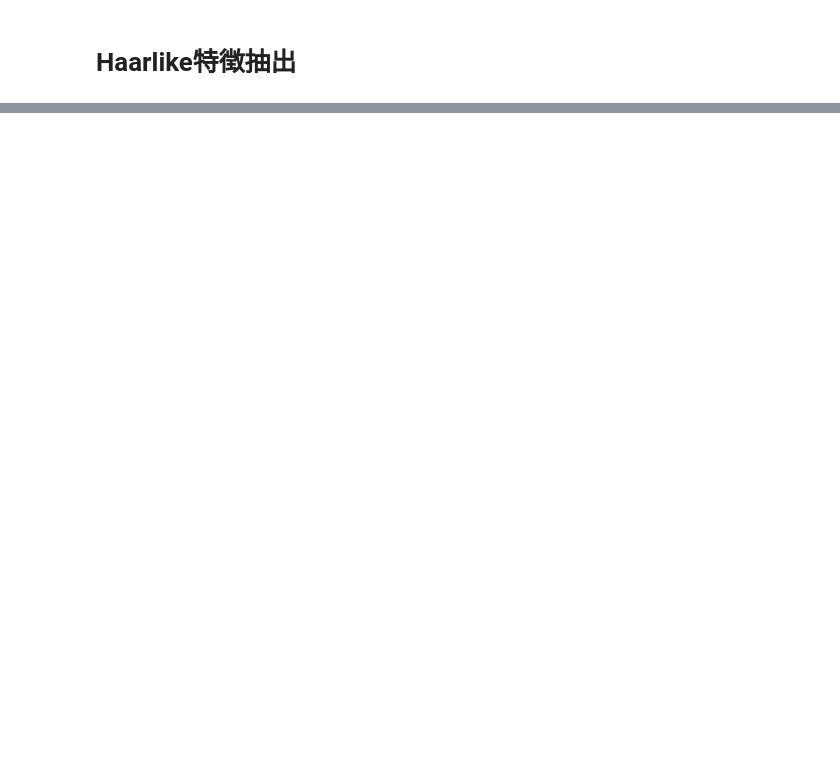
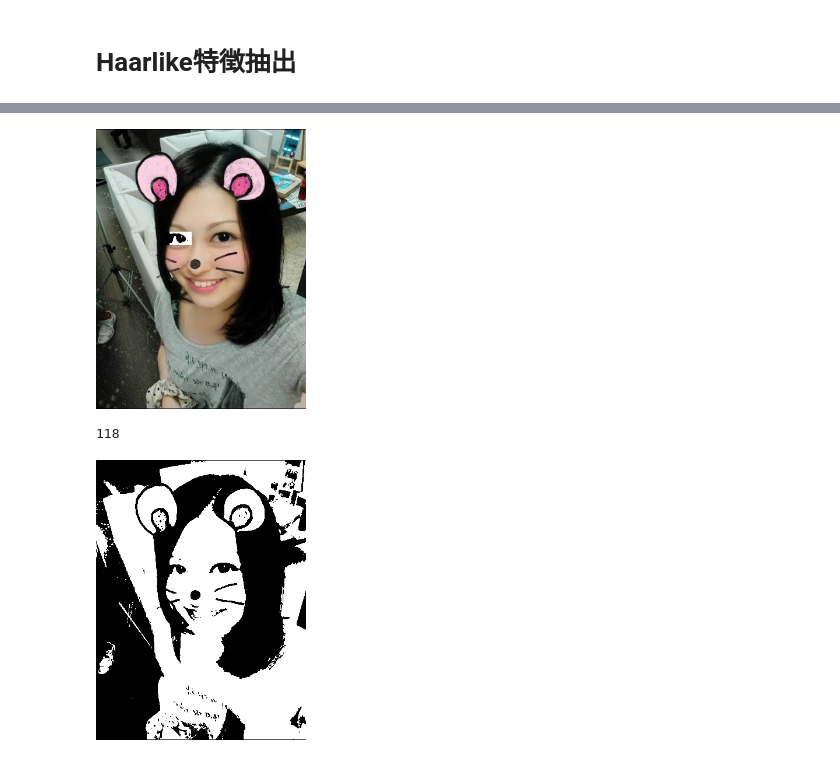
Before and after one commit to kinketsucom/Diff_Extraction, a Jupyter notebook: Untitled.ipynb, the cells around one changed output, grey strips where cells are left out. Cells and saved outputs as stored; diff of their text form; code cells hidden in the pictures; blank space fills up the shorter version.

```diff
--- a/Untitled.ipynb
+++ b/Untitled.ipynb
@@ -238,3 +352,76 @@ resizeAndShow(img_p,70)
+# %%
+def overlayOnPart(src_image, overlay_image, posX, posY):
+
+    # オーバレイ画像のサイズを取得
+    ol_height, ol_width = overlay_image.shape[:2]
+
+    # OpenCVの画像データをPILに変換
+    #　BGRAからRGBAへ変換
+    src_image_RGBA = cv2.cvtColor(src_image, cv2.COLOR_BGR2RGB)
+    overlay_image_RGBA = cv2.cvtColor(overlay_image, cv2.COLOR_BGRA2RGBA)
+
+    #　PILに変換
+    src_image_PIL=pilim.fromarray(src_image_RGBA)
+    overlay_image_PIL=pilim.fromarray(overlay_image_RGBA)
+
+    # 合成のため、RGBAモードに変更
+    src_image_PIL = src_image_PIL.convert('RGBA')
+    overlay_image_PIL = overlay_image_PIL.convert('RGBA')
+
+    # 同じ大きさの透過キャンパスを用意
+    tmp = pilim.new('RGBA', src_image_PIL.size, (255, 255,255, 0))
+    # 用意したキャンパスに上書き
+    tmp.paste(overlay_image_PIL, (posX, posY), overlay_image_PIL)
+    # オリジナルとキャンパスを合成して保存
+    result = pilim.alpha_composite(src_image_PIL, tmp)
+
+    return  cv2.cvtColor(np.asarray(result), cv2.COLOR_RGBA2BGRA)
+
+
+# l_restore_color = cv2.cvtColor(l_restore, cv2.COLOR_RGB2GRAY)
+# cv2.imwrite("l_trans.png",l_restore_color)
+# trans = pilim.new('RGBA', l_restore_color.shape, (0, 0, 0, 0))
+# trans = l_restore
+# width = l_restore_color.size[0]
+# height = l_restore_color.size[1]
+# for x in xrange(width):
+#     for y in xrange(height):
+#         pixel = org.getpixel( (x, y) )
+
+#         # 白なら処理しない
+#         if pixel[0] == 255 and pixel[1] == 255 and pixel[2] == 255:
+#             continue
+
+#         # 白以外なら、用意した画像にピクセルを書き込み
+#         trans.putpixel( (x, y), pixel )
+
+
+l_trans = pilim.open("./l_trans.png")
+l_trans =np.asarray(l_trans)
+a =overlayOnPart(proc_img[0], l_trans, proc_eye_rect[0][0],proc_eye_rect[0][1]+10)
+resizeAndShow(a,70)
+a = cv2.cvtColor(a, cv2.COLOR_RGB2GRAY)
+print(proc_eye_rect[0][0])
+a[a<100] = 0
+a[a>=100] = 255
+resizeAndShow(a,70)
+
+
+# trans = pilim.new('RGBA', l_restore.shape, (0, 0, 0, 0))
+# trans = l_restore
+# trans = pilim.fromarray(trans2)
+# fuga = (proc_img[0].shape[0],proc_img[0].shape[1])
+# trans2 = pilim.new('RGBA', fuga, (0, 0, 0, 0))
+# trans2 = proc_img[0]
+# trans2 = pilim.fromarray(trans2)
+# # bg_pil = cv2.cvtColor(proc_img[0], cv2.COLOR_RGB2GRAY)
+# # bg_pil = pilim.fromarray(bg_pil)
+
+# trans2.paste(trans,(0,0),(255,255,255,0),trans)
+# %% [output]
+[figure, added]
+118
+[figure, added]
 # %%
 delta = 4
 def myu(x,y):
```
Also changed, not shown: parts of 14 cells of this notebook, 1 other file.
